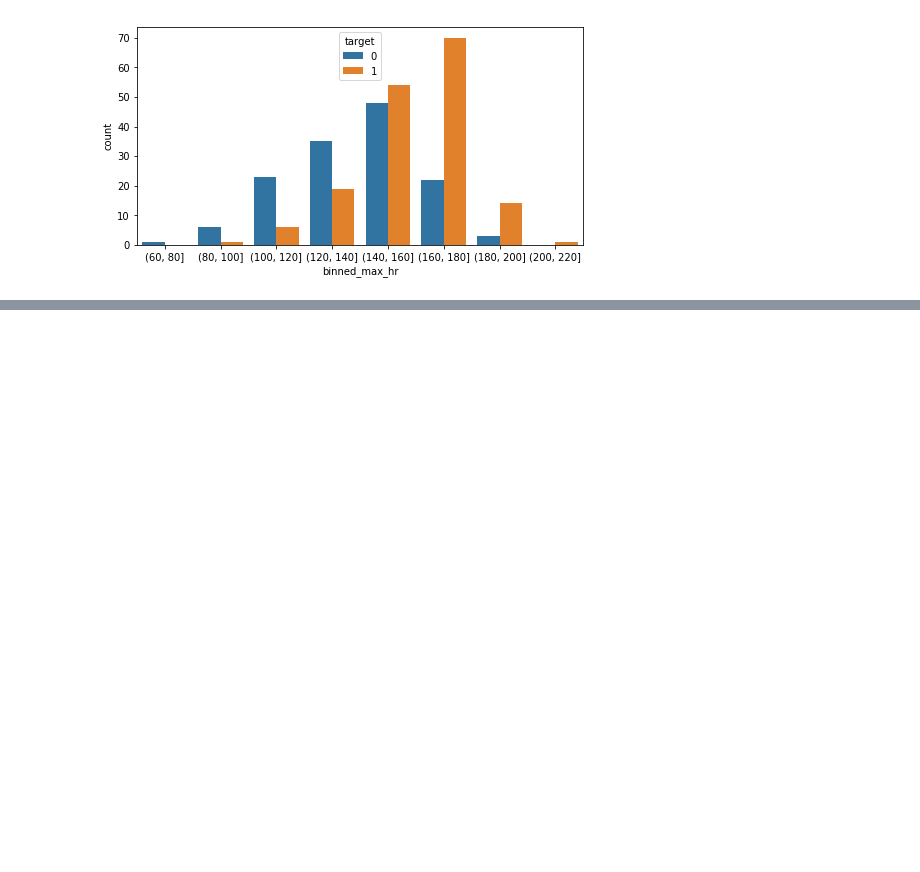
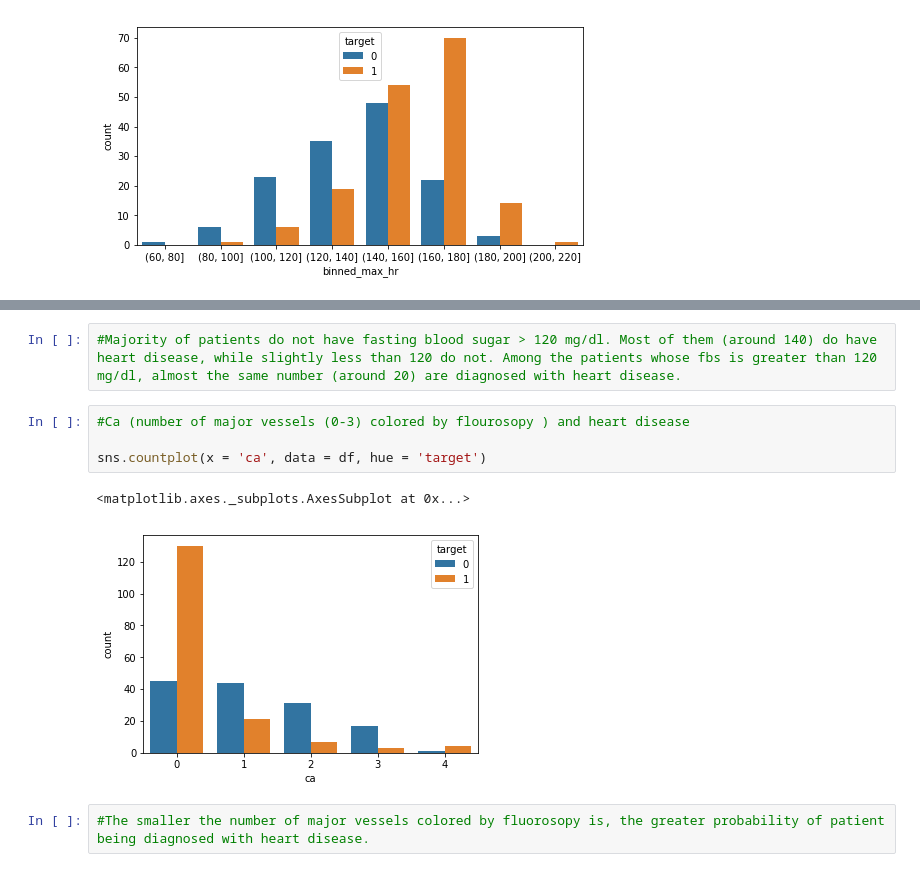
Before and after one commit to almabl/Homework, a Jupyter notebook: heart_HW.ipynb, the cells around one changed output, grey strips where cells are left out. Drawn from its saved outputs; the diff is of its cells as text; blank space fills up the shorter version.

```diff
--- a/heart_HW.ipynb
+++ b/heart_HW.ipynb
@@ -172,0 +192,11 @@ sns.countplot(x = 'binned_max_hr', data = df, hue = 'target')
+# %%
+#Majority of patients do not have fasting blood sugar > 120 mg/dl. Most of them (around 140) do have heart disease, while slightly less than 120 do not. Among the patients whose fbs is greater than 120 mg/dl, almost the same number (around 20) are diagnosed with heart disease.
+# %%
+#Ca (number of major vessels (0-3) colored by flourosopy ) and heart disease
+
+sns.countplot(x = 'ca', data = df, hue = 'target')
+# %% [output]
+<matplotlib.axes._subplots.AxesSubplot at 0x...>
+[figure, added]
+# %%
+#The smaller the number of major vessels colored by fluorosopy is, the greater probability of patient being diagnosed with heart disease.
```
Also changed, not shown: parts of 21 cells of this notebook.
